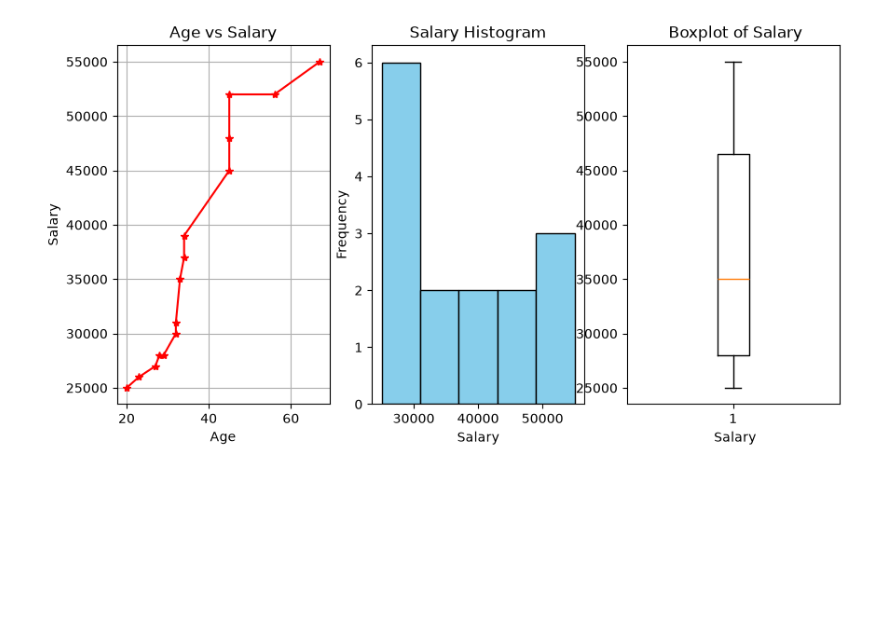
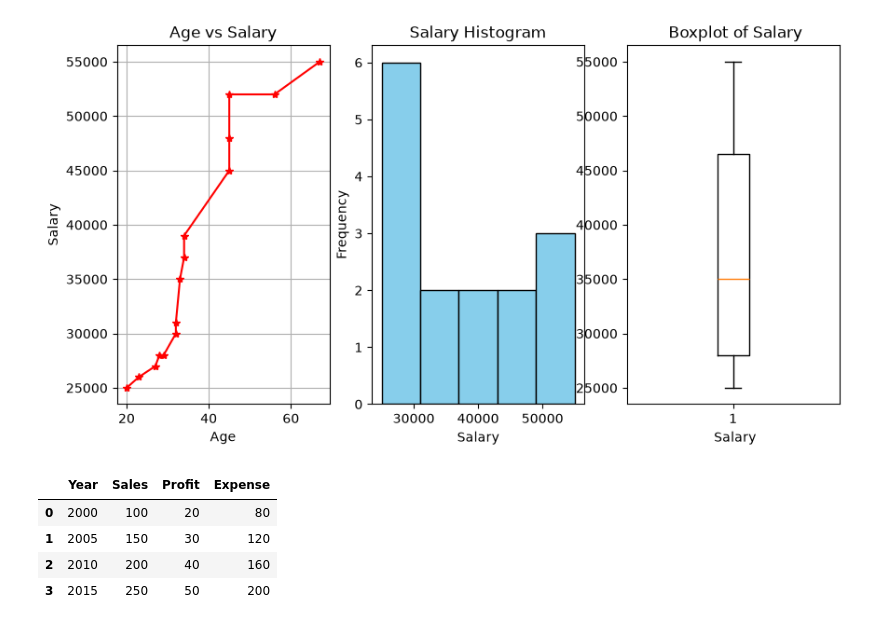
Before and after one commit to anojpradhan/learningDS, a Jupyter notebook: matplotlib.ipynb, the cells around one changed output. Cells and saved outputs as stored; diff of their text form; code cells hidden in the pictures; blank space fills up the shorter version.

```diff
--- a/matplotlib.ipynb
+++ b/matplotlib.ipynb
@@ -254,0 +262,9 @@ plt.show()
+# %%
+df2= pd.DataFrame(data2)
+df2.head()
+# %% [output]
+|  | Year | Sales | Profit | Expense |
+| 0 | 2000 | 100 | 20 | 80 |
+| 1 | 2005 | 150 | 30 | 120 |
+| 2 | 2010 | 200 | 40 | 160 |
+| 3 | 2015 | 250 | 50 | 200 |
```
Also changed, not shown: parts of 6 cells of this notebook.
